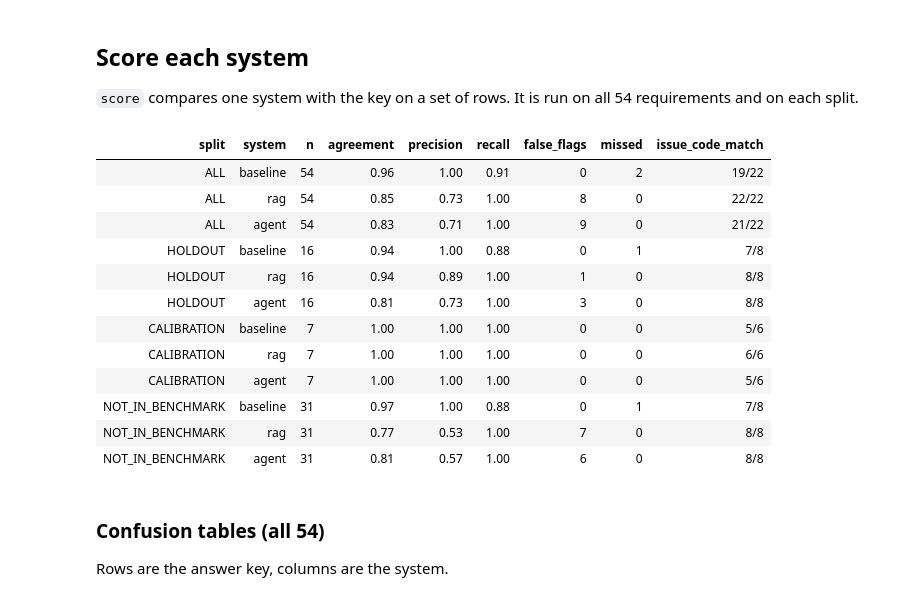
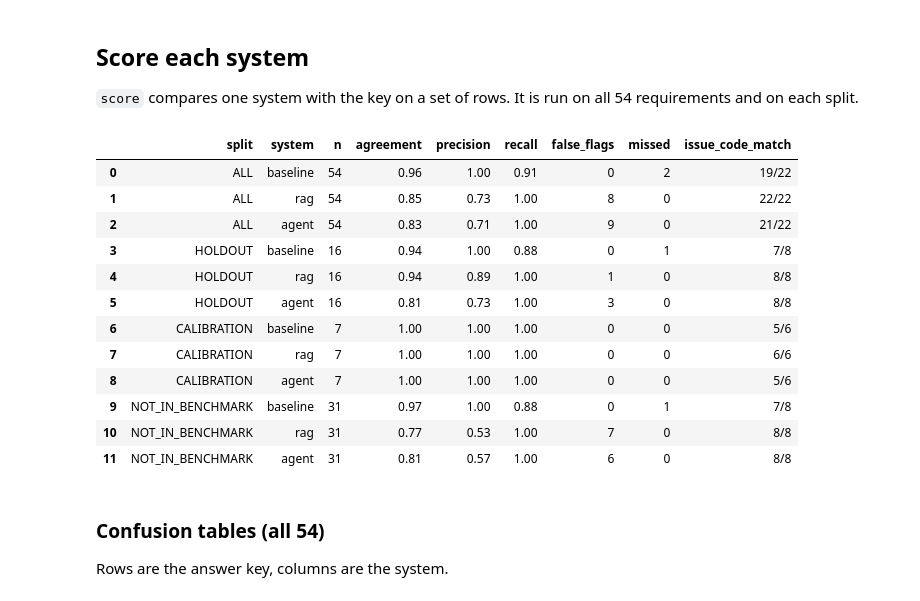
Before and after one commit to Break-Through-Tech/Aerospace-1B-compliance-copilot, a Jupyter notebook: notebooks/12_evaluate_baseline_rag_agent.ipynb, the cells around one changed output. Cells and saved outputs as stored; diff of their text form; code cells hidden in the pictures.

```diff
--- a/notebooks/09_evaluate_baseline_vs_rag.ipynb
+++ b/notebooks/12_evaluate_baseline_rag_agent.ipynb
@@ -106,42 +106,42 @@ agent     54 requirements  {'NEEDS_REVIEW': 31, 'ACCEPTABLE': 23}
 # %%
 def score(pred, rows):
     m = rows.merge(pred, on="req_id")
     flagged = m["status"] == "NEEDS_REVIEW"              # system says NEEDS_REVIEW
     should_flag = m["expected_outcome"] == "NEEDS_REVIEW" # key says NEEDS_REVIEW
     tp = (flagged & should_flag).sum()
     # Issue code: only for rows the key flags. Match if the key's code is anywhere in the system's list.
     code_hits = [expected in codes for expected, codes in zip(m.loc[should_flag, "issue_code"], m.loc[should_flag, "codes"])]
     return {
         "n": len(m),
         "agreement": (m["status"] == m["expected_outcome"]).mean(),
         "precision": tp / flagged.sum() if flagged.sum() else float("nan"),
         "recall": tp / should_flag.sum() if should_flag.sum() else float("nan"),
         "false_flags": int((flagged & ~should_flag).sum()),   # flagged, but the key says ACCEPTABLE
         "missed": int((~flagged & should_flag).sum()),        # key flags it, system says ACCEPTABLE
         "issue_code_match": f"{sum(code_hits)}/{len(code_hits)}",
     }
 
 
 splits = {"ALL": req_key, **{s: req_key[req_key["split"] == s] for s in ["HOLDOUT", "CALIBRATION", "NOT_IN_BENCHMARK"]}}
 results = pd.DataFrame([
     {"split": split, "system": name, **score(pred, rows)}
     for split, rows in splits.items() for name, pred in systems.items()
 ])
-results.style.format({"agreement": "{:.2f}", "precision": "{:.2f}", "recall": "{:.2f}"}).hide(axis="index")
+results.round(2)
 # %% [output]
-| split | system | n | agreement | precision | recall | false_flags | missed | issue_code_match |
-| ALL | baseline | 54 | 0.96 | 1.00 | 0.91 | 0 | 2 | 19/22 |
-| ALL | rag | 54 | 0.85 | 0.73 | 1.00 | 8 | 0 | 22/22 |
-| ALL | agent | 54 | 0.83 | 0.71 | 1.00 | 9 | 0 | 21/22 |
-| HOLDOUT | baseline | 16 | 0.94 | 1.00 | 0.88 | 0 | 1 | 7/8 |
-| HOLDOUT | rag | 16 | 0.94 | 0.89 | 1.00 | 1 | 0 | 8/8 |
-| HOLDOUT | agent | 16 | 0.81 | 0.73 | 1.00 | 3 | 0 | 8/8 |
-| CALIBRATION | baseline | 7 | 1.00 | 1.00 | 1.00 | 0 | 0 | 5/6 |
-| CALIBRATION | rag | 7 | 1.00 | 1.00 | 1.00 | 0 | 0 | 6/6 |
-| CALIBRATION | agent | 7 | 1.00 | 1.00 | 1.00 | 0 | 0 | 5/6 |
-| NOT_IN_BENCHMARK | baseline | 31 | 0.97 | 1.00 | 0.88 | 0 | 1 | 7/8 |
-| NOT_IN_BENCHMARK | rag | 31 | 0.77 | 0.53 | 1.00 | 7 | 0 | 8/8 |
-| NOT_IN_BENCHMARK | agent | 31 | 0.81 | 0.57 | 1.00 | 6 | 0 | 8/8 |
+|  | split | system | n | agreement | precision | recall | false_flags | missed | issue_code_match |
+| 0 | ALL | baseline | 54 | 0.96 | 1.00 | 0.91 | 0 | 2 | 19/22 |
+| 1 | ALL | rag | 54 | 0.85 | 0.73 | 1.00 | 8 | 0 | 22/22 |
+| 2 | ALL | agent | 54 | 0.83 | 0.71 | 1.00 | 9 | 0 | 21/22 |
+| 3 | HOLDOUT | baseline | 16 | 0.94 | 1.00 | 0.88 | 0 | 1 | 7/8 |
+| 4 | HOLDOUT | rag | 16 | 0.94 | 0.89 | 1.00 | 1 | 0 | 8/8 |
+| 5 | HOLDOUT | agent | 16 | 0.81 | 0.73 | 1.00 | 3 | 0 | 8/8 |
+| 6 | CALIBRATION | baseline | 7 | 1.00 | 1.00 | 1.00 | 0 | 0 | 5/6 |
+| 7 | CALIBRATION | rag | 7 | 1.00 | 1.00 | 1.00 | 0 | 0 | 6/6 |
+| 8 | CALIBRATION | agent | 7 | 1.00 | 1.00 | 1.00 | 0 | 0 | 5/6 |
+| 9 | NOT_IN_BENCHMARK | baseline | 31 | 0.97 | 1.00 | 0.88 | 0 | 1 | 7/8 |
+| 10 | NOT_IN_BENCHMARK | rag | 31 | 0.77 | 0.53 | 1.00 | 7 | 0 | 8/8 |
+| 11 | NOT_IN_BENCHMARK | agent | 31 | 0.81 | 0.57 | 1.00 | 6 | 0 | 8/8 |
 # %% [markdown]
 ### Confusion tables (all 54)
 
```
Also changed, not shown: parts of 3 cells of this notebook, 1 other file.
